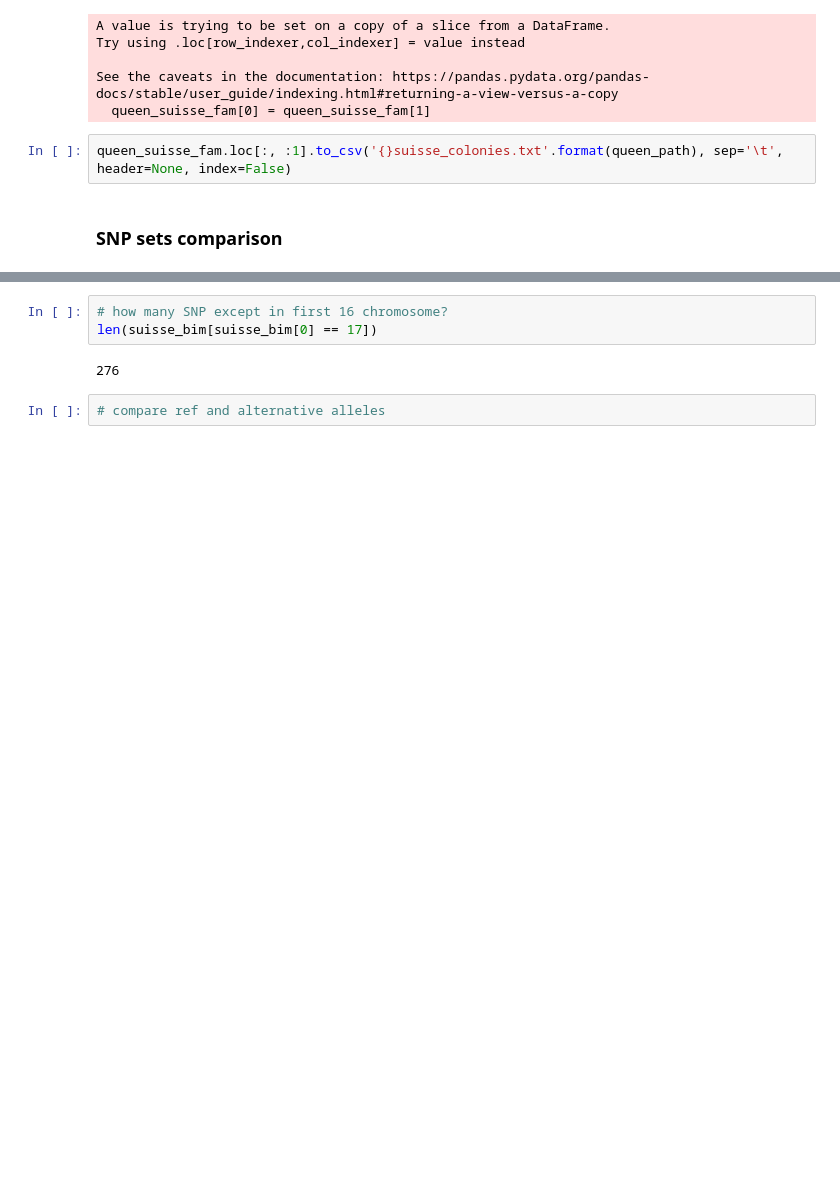
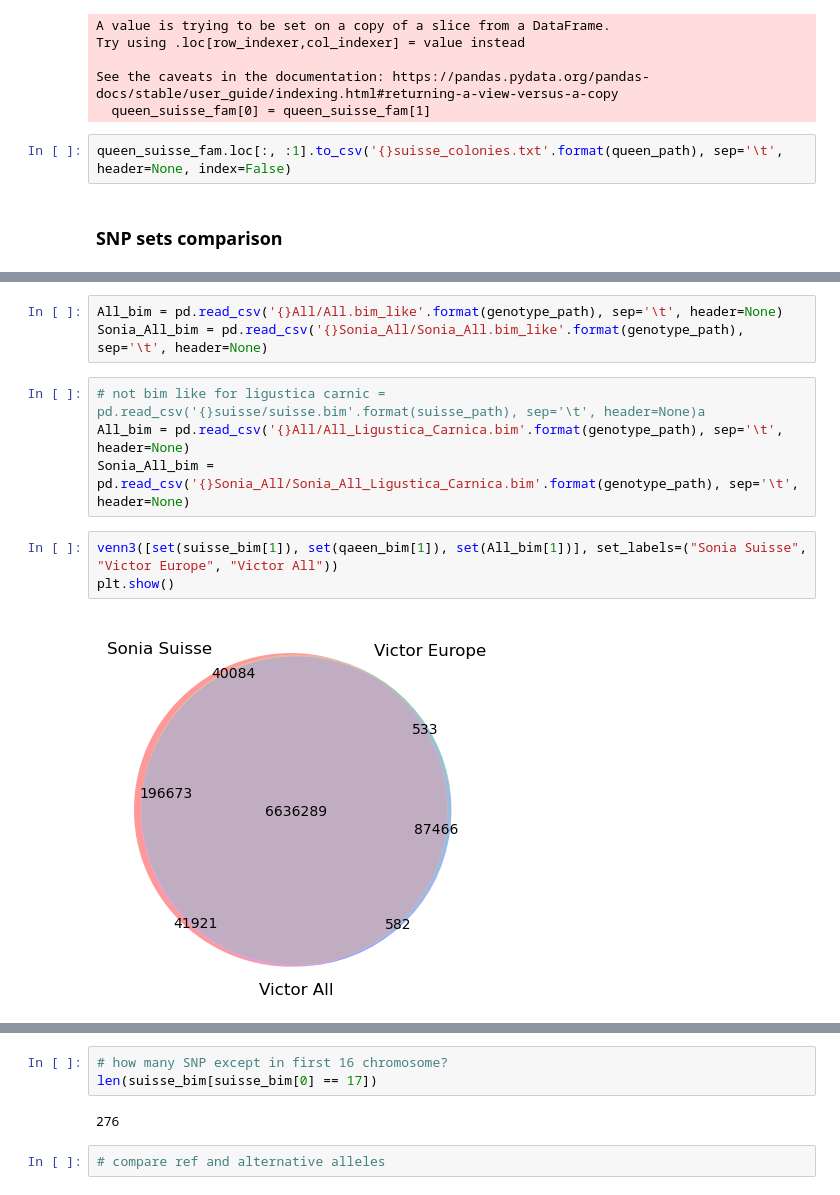
Before and after one commit to victorrossier/plan-b-omics, a Jupyter notebook: notebooks/queen_genotypes_stats.ipynb, the cells around one changed output, grey strips where cells are left out. Saved outputs shown, nothing was run; the diff lists cells and outputs as text; blank space fills up the shorter version.

```diff
--- a/notebooks/queen_genotypes_stats.ipynb
+++ b/notebooks/queen_genotypes_stats.ipynb
@@ -180,0 +165,12 @@ suisse_bim
+# %%
+All_bim = pd.read_csv('{}All/All.bim_like'.format(genotype_path), sep='\t', header=None)
+Sonia_All_bim = pd.read_csv('{}Sonia_All/Sonia_All.bim_like'.format(genotype_path), sep='\t', header=None)
+# %%
+# not bim like for ligustica carnic = pd.read_csv('{}suisse/suisse.bim'.format(suisse_path), sep='\t', header=None)a
+All_bim = pd.read_csv('{}All/All_Ligustica_Carnica.bim'.format(genotype_path), sep='\t', header=None)
+Sonia_All_bim = pd.read_csv('{}Sonia_All/Sonia_All_Ligustica_Carnica.bim'.format(genotype_path), sep='\t', header=None)
+# %%
+venn3([set(suisse_bim[1]), set(qaeen_bim[1]), set(All_bim[1])], set_labels=("Sonia Suisse", "Victor Europe", "Victor All"))
+plt.show()
+# %% [output]
+[figure, added]
```
Also changed, not shown: parts of 51 cells of this notebook, 10 other files.
